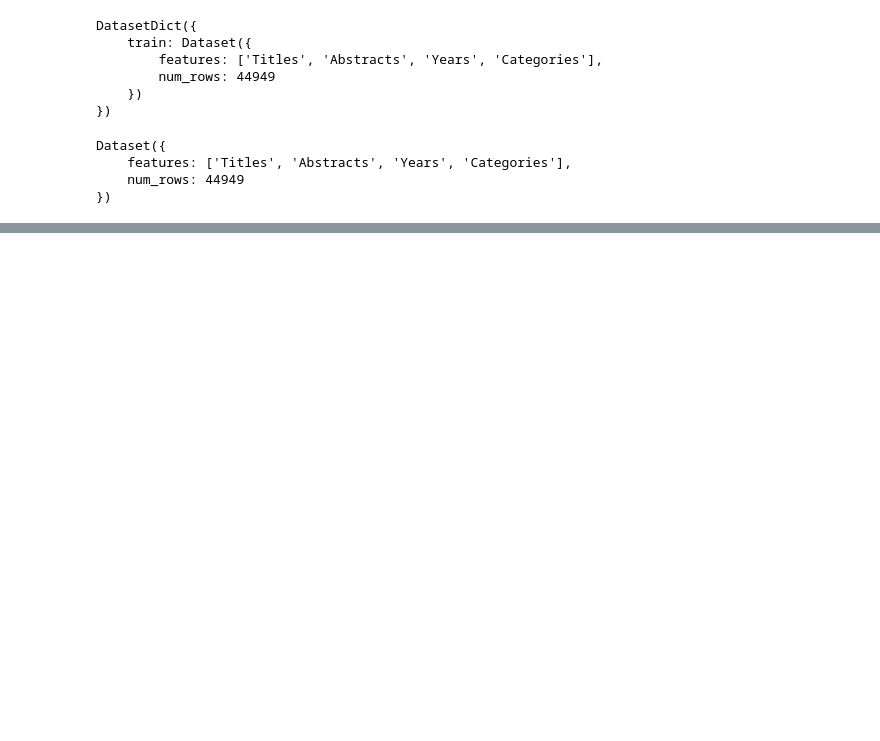
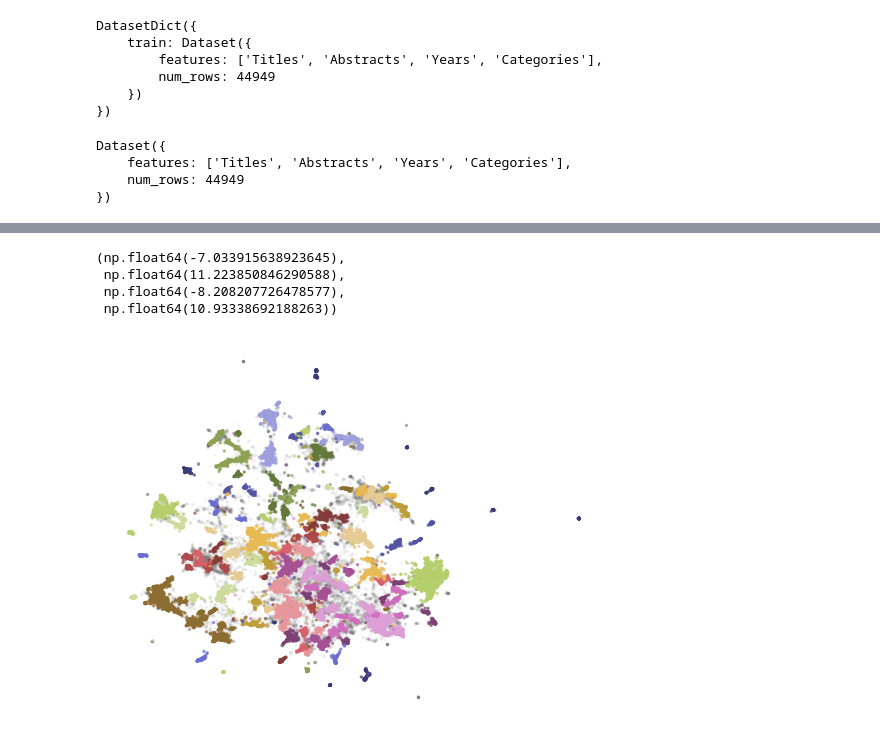
Before and after one commit to yabqiu/Hands-On-Large-Language-Models, a Jupyter notebook: chapter5/text_clustering_topic_modeling.ipynb, the cells around one changed output, grey strips where cells are left out. Cells and saved outputs as stored; diff of their text form; code cells hidden in the pictures; blank space fills up the shorter version.

```diff
--- a/chapter5/text_clustering_topic_modeling.ipynb
+++ b/chapter5/text_clustering_topic_modeling.ipynb
@@ -43,0 +45,11 @@ SyntaxError: invalid syntax (227721882.py, line 1)
+# %%
+from hdbscan import HDBSCAN
+# We fit the model and extract the clusters
+hdbscan_model = HDBSCAN(
+    min_cluster_size=50, metric="euclidean",
+    cluster_selection_method="eom"
+).fit(reduced_embeddings)
+
+clusters = hdbscan_model.labels_
+# How many clusters did we generate?
+len(set(clusters))
@@ -43,0 +78,33 @@ SyntaxError: invalid syntax (227721882.py, line 1)
+# %%
+import pandas as pd
+# Reduce 384-dimensional embeddings to two dimensions for easiervisualization
+reduced_embeddings = UMAP(
+    n_components=2, min_dist=0.0, metric="cosine"
+    ,
+    random_state=42
+).fit_transform(embeddings)
+# Create dataframe
+df = pd.DataFrame(reduced_embeddings, columns=["x", "y"])
+df["title"] = titles
+df["cluster"] = [str(c) for c in clusters]
+,
+    # Select outliers and non-outliers (clusters)
+to_plot = df.loc[df.cluster != "-1", :]
+outliers = df.loc[df.cluster == "-1", :]
+# %%
+import matplotlib.pyplot as plt
+# Plot outliers and non-outliers separately
+plt.scatter(outliers.x, outliers.y, alpha=0.05, s=2,
+            c="grey")
+plt.scatter(
+    to_plot.x, to_plot.y,
+    c=to_plot.cluster.astype(int),
+    alpha=0.6, s=2, cmap="tab20b"
+)
+plt.axis("off")
+# %% [output]
+(np.float64(-7.033915638923645),
+ np.float64(11.223850846290588),
+ np.float64(-8.208207726478577),
+ np.float64(10.93338692188263))
+[figure, added]
```
Also changed, not shown: parts of 3 cells of this notebook, 9 other files.
